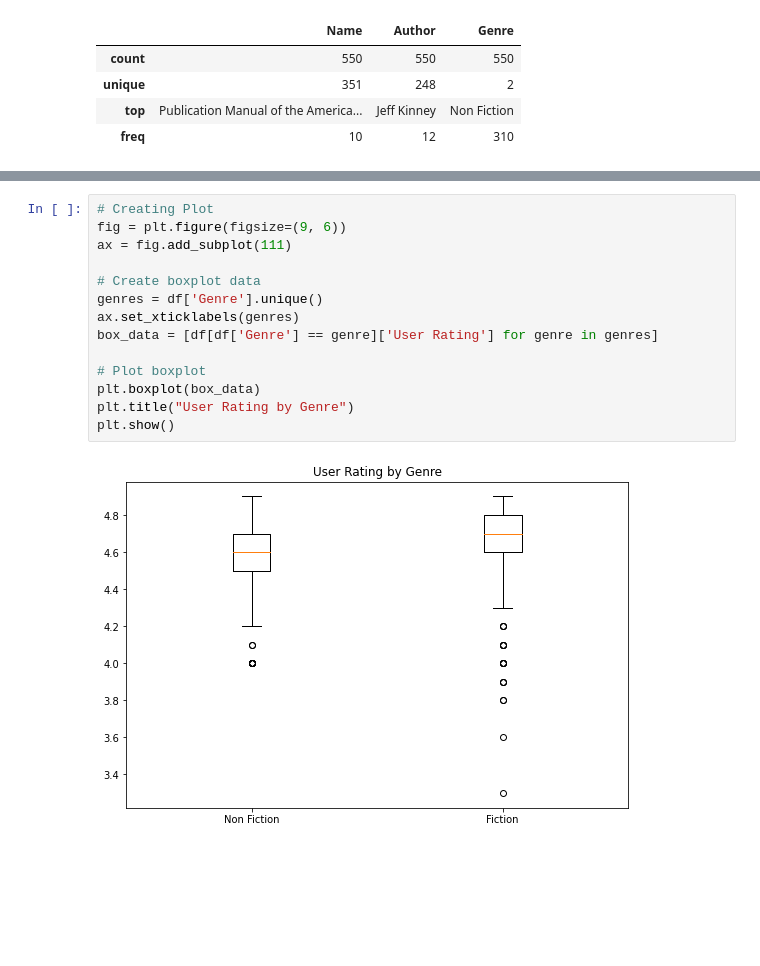
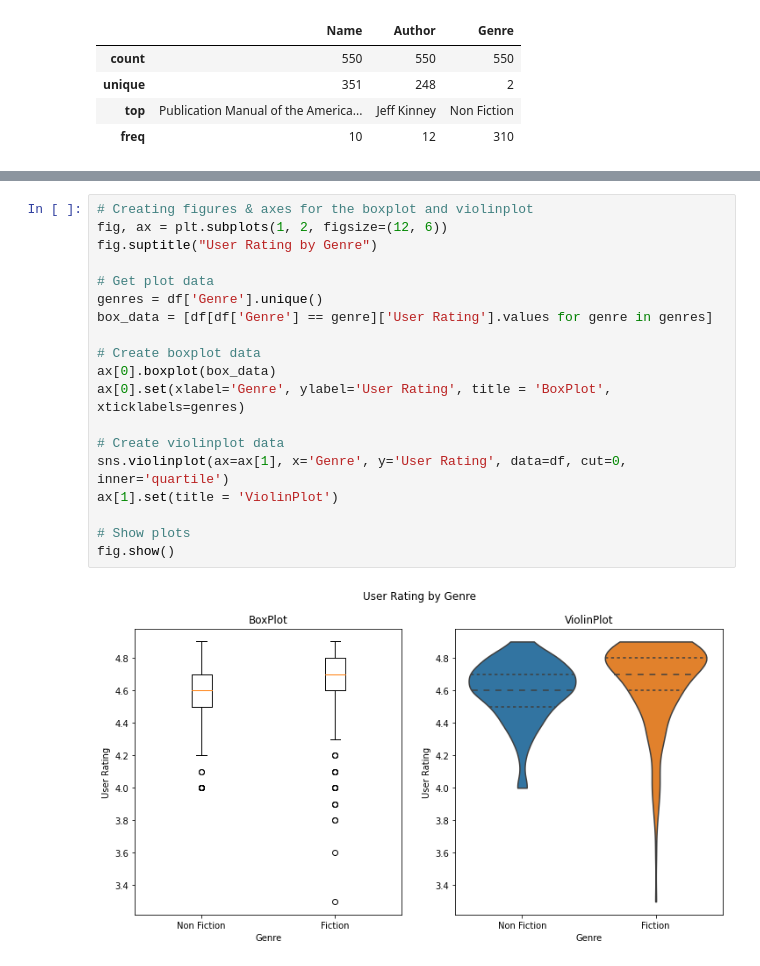
Before and after one commit to acrulopez/Analysis-Amazon-Top-50-Bestselling-Books-2009-2019, a Jupyter notebook: Analysis_Amazon_Top_50_Bestselling_Books_2009_2019_.ipynb, the cells around one changed output, grey strips where cells are left out. Saved outputs shown, nothing was run; the diff lists cells and outputs as text; blank space fills up the shorter version.

Commit message:
Boxplots and violinplot

```diff
--- a/Analysis_Amazon_Top_50_Bestselling_Books_2009_2019_.ipynb
+++ b/Analysis_Amazon_Top_50_Bestselling_Books_2009_2019_.ipynb
@@ -114,16 +120,21 @@ plt.show()
-# %%
-# Creating Plot
-fig = plt.figure(figsize=(9, 6))
-ax = fig.add_subplot(111)
-
-# Create boxplot data
-genres = df['Genre'].unique()
-ax.set_xticklabels(genres)
-box_data = [df[df['Genre'] == genre]['User Rating'] for genre in genres]
-
-# Plot boxplot
-plt.boxplot(box_data)
-plt.title("User Rating by Genre")
-plt.show()
-# %% [output]
-[figure, removed]
+# %%
+# Creating figures & axes for the boxplot and violinplot
+fig, ax = plt.subplots(1, 2, figsize=(12, 6))
+fig.suptitle("User Rating by Genre")
+
+# Get plot data
+genres = df['Genre'].unique()
+box_data = [df[df['Genre'] == genre]['User Rating'].values for genre in genres]
+
+# Create boxplot data
+ax[0].boxplot(box_data)
+ax[0].set(xlabel='Genre', ylabel='User Rating', title = 'BoxPlot', xticklabels=genres)
+
+# Create violinplot data
+sns.violinplot(ax=ax[1], x='Genre', y='User Rating', data=df, cut=0, inner='quartile')
+ax[1].set(title = 'ViolinPlot')
+
+# Show plots
+fig.show()
+# %% [output]
+[figure, added]
```
Also changed, not shown: parts of 4 cells of this notebook.
